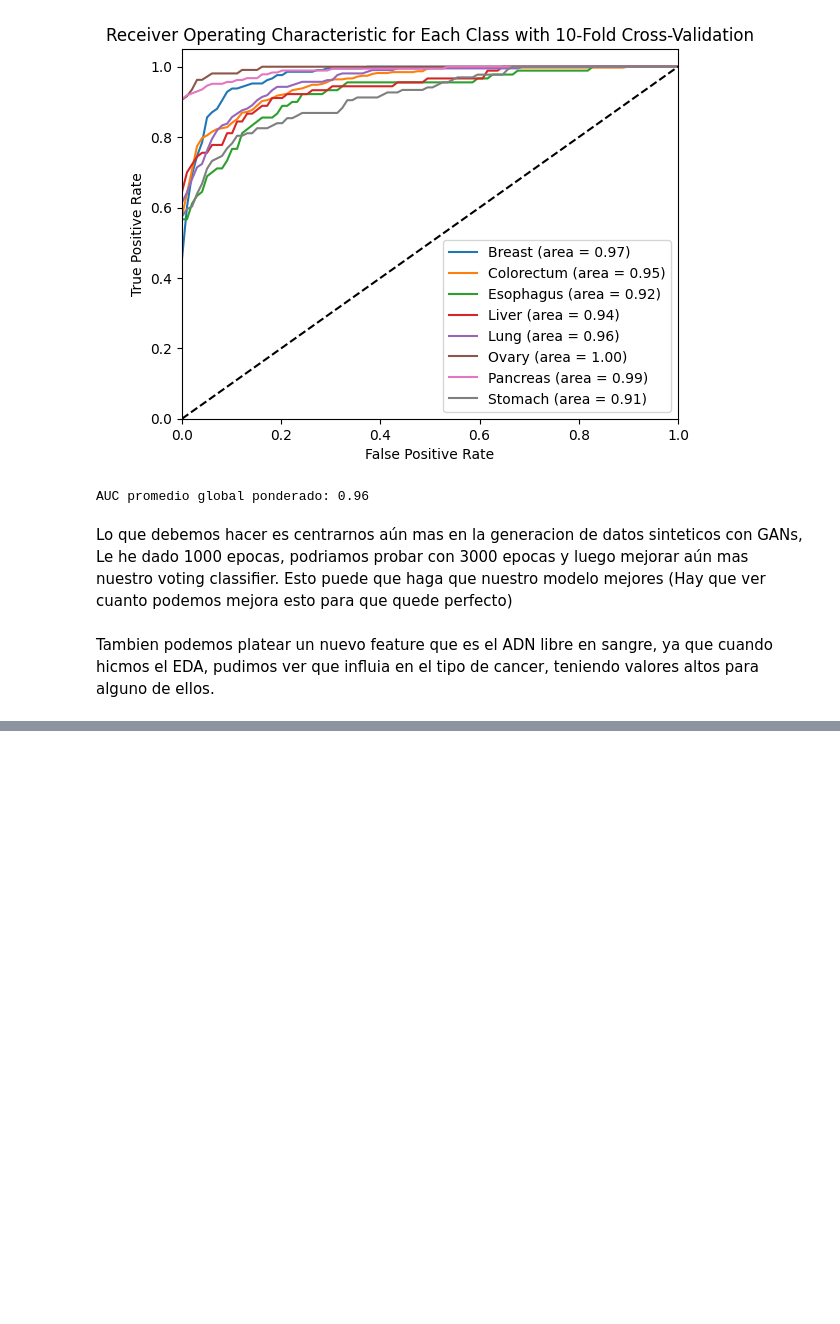
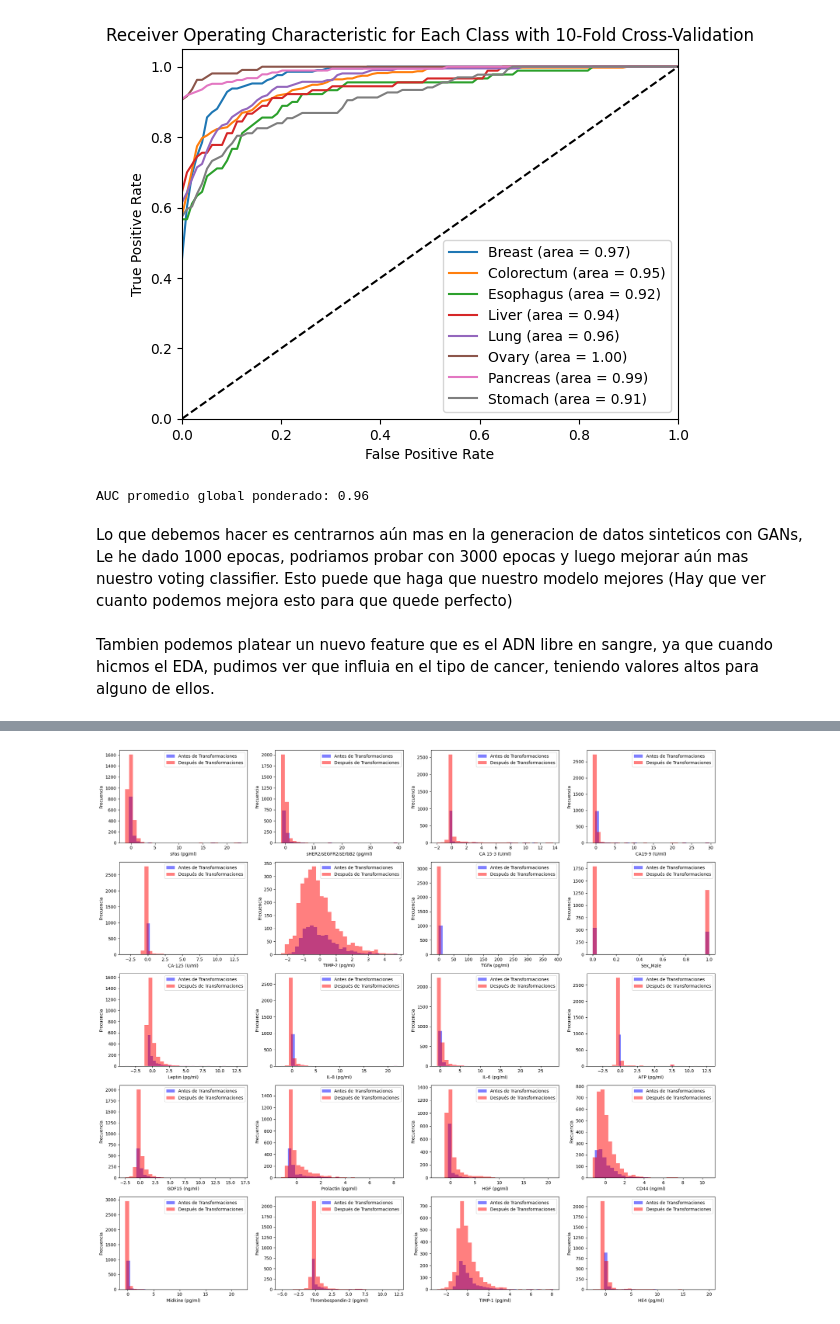
Before and after one commit to kevoa/Cancer-Prediction-, a Jupyter notebook: research/SEGUNDA_PARTE_DEF.ipynb, the cells around one changed output, grey strips where cells are left out. Drawn from its saved outputs; the diff is of its cells as text; code cells hidden in the pictures; blank space fills up the shorter version.

```diff
--- a/research/SEGUNDA_PARTE_DEF.ipynb
+++ b/research/SEGUNDA_PARTE_DEF.ipynb
@@ -2812,0 +3683,89 @@ Tambien podemos platear un nuevo feature que es el ADN libre en sangre, ya que c
+# %%
+import pandas as pd
+import numpy as np
+import matplotlib.pyplot as plt
+from sklearn.model_selection import train_test_split
+from sklearn.ensemble import RandomForestClassifier, GradientBoostingClassifier, VotingClassifier
+from imblearn.over_sampling import SMOTE
+import lightgbm as lgb
+import xgboost as xgb
+from ctgan import CTGAN  # Asumiendo que usas la librería CTGAN para generación sintética
+
+# Definir características importantes y columna objetivo
+important_features = [
+    'sFas (pg/ml)', 'sHER2/sEGFR2/sErbB2 (pg/ml)', 'CA 15-3 (U/ml)', 'CA19-9 (U/ml)',
+    'CA-125 (U/ml)', 'TIMP-2 (pg/ml)', 'TGFa (pg/ml)', 'Sex_Male',
+    'Leptin (pg/ml)', 'IL-8 (pg/ml)', 'IL-6 (pg/ml)', 'AFP (pg/ml)',
+    'GDF15 (ng/ml)', 'Prolactin (pg/ml)', 'HGF (pg/ml)', 'CD44 (ng/ml)',
+    'Midkine (pg/ml)', 'Thrombospondin-2 (pg/ml)', 'TIMP-1 (pg/ml)', 'HE4 (pg/ml)'
+]
+target_column = 'Tumor type'
+
+# Cargar datos desde el archivo Excel transformado
+df = pd.read_excel('transformed_combined_dataframe.xlsx')
+
+# Seleccionar características importantes y la columna objetivo
+X_train = df[important_features]
+y_train = df[target_column]
+
+# Identificar clases minoritarias
+class_counts = y_train.value_counts()
+minority_classes = class_counts[class_counts < class_counts.median()].index
+
+# Entrenar el modelo CTGAN solo con las clases minoritarias
+model = CTGAN(epochs=200)
+model.fit(X_train[y_train.isin(minority_classes)])
+
+# Generar datos sintéticos para las clases minoritarias
+synthetic_data_minority = model.sample(len(X_train[y_train.isin(minority_classes)]))
+synthetic_data_minority[target_column] = np.random.choice(minority_classes, len(synthetic_data_minority))
+
+# Separar características y etiquetas de los datos sintéticos generados
+X_synthetic = synthetic_data_minority[important_features]
+y_synthetic = synthetic_data_minority[target_column]
+
+# Combinar datos reales y datos sintéticos generados
+X_combined = pd.concat([X_train, X_synthetic], axis=0)
+y_combined = pd.concat([y_train, y_synthetic], axis=0)
+
+# Aplicar SMOTE para sobremuestrear las clases minoritarias en el conjunto combinado
+smote = SMOTE(random_state=42)
+X_resampled, y_resampled = smote.fit_resample(X_combined, y_combined)
+
+# Dividir en conjuntos de entrenamiento y prueba
+X_train_resampled, X_test_resampled, y_train_resampled, y_test_resampled = train_test_split(X_resampled, y_resampled, test_size=0.2, random_state=42, stratify=y_resampled)
+
+# Definir los modelos individuales con regularización
+rf_clf = RandomForestClassifier(n_estimators=100, max_depth=10, random_state=42)
+gb_clf = GradientBoostingClassifier(n_estimators=100, learning_rate=0.1, max_depth=3, random_state=42)
+lgbm_clf = lgb.LGBMClassifier(n_estimators=100, learning_rate=0.1, num_leaves=31, random_state=42)
+xgb_clf = xgb.XGBClassifier(n_estimators=100, learning_rate=0.1, max_depth=3, random_state=42)
+
+# Definir el Voting Classifier
+voting_clf = VotingClassifier(
+    estimators=[
+        ('rf', rf_clf),
+        ('gb', gb_clf),
+        ('lgbm', lgbm_clf),
+        ('xgb', xgb_clf)
+    ],
+    voting='soft'  # 'soft' uses predicted probabilities
+)
+
+# Entrenar el Voting Classifier con todos los datos resampleados
+voting_clf.fit(X_train_resampled, y_train_resampled)
+
+# Comparación de distribuciones después de todas las transformaciones
+plt.figure(figsize=(20, 18))
+
+for i, feature_name in enumerate(important_features, start=1):
+    plt.subplot(5, 4, i)
+    plt.hist(X_train[feature_name], bins=30, color='blue', alpha=0.5, label='Antes de Transformaciones')
+    plt.hist(X_resampled[feature_name], bins=30, color='red', alpha=0.5, label='Después de Transformaciones')
+    plt.xlabel(feature_name)
+    plt.ylabel('Frecuencia')
+    plt.legend()
+
+plt.tight_layout()
+plt.show()
+# %% [output]
@@ -2812,0 +3792 @@ Tambien podemos platear un nuevo feature que es el ADN libre en sangre, ya que c
+[figure, added]
```
Also changed, not shown: parts of 22 cells of this notebook, 10 other files.
